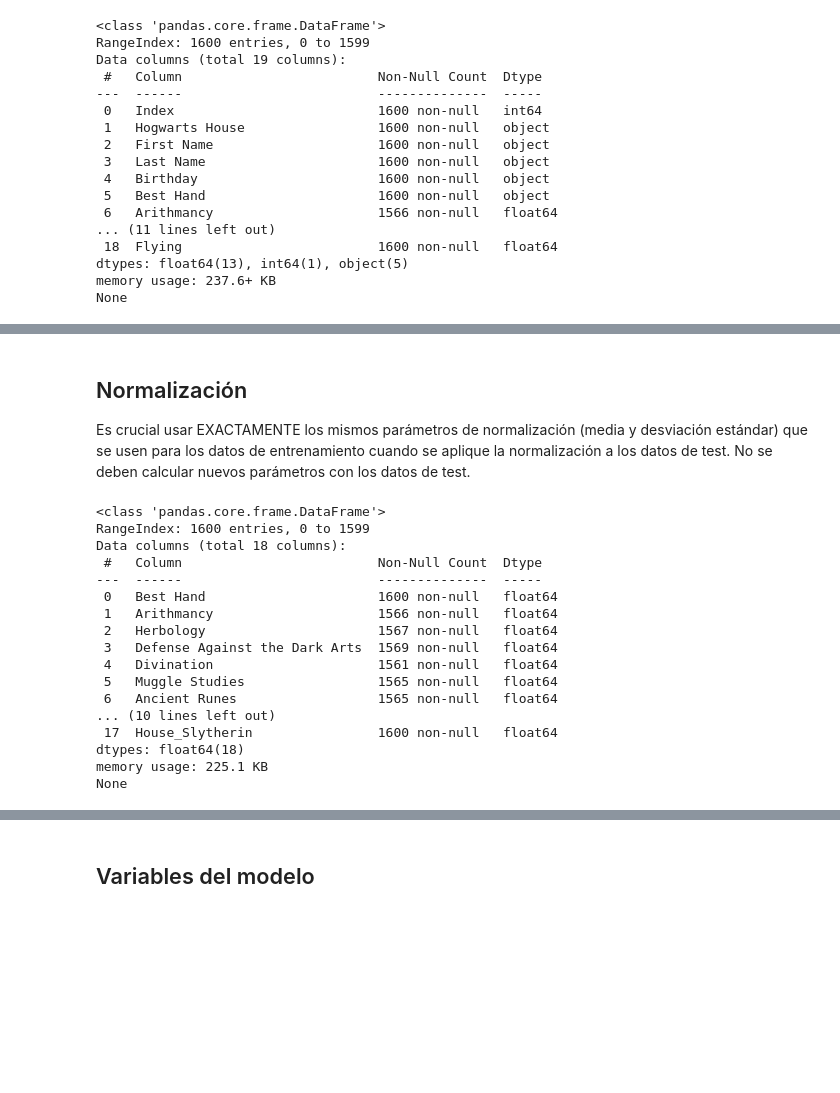
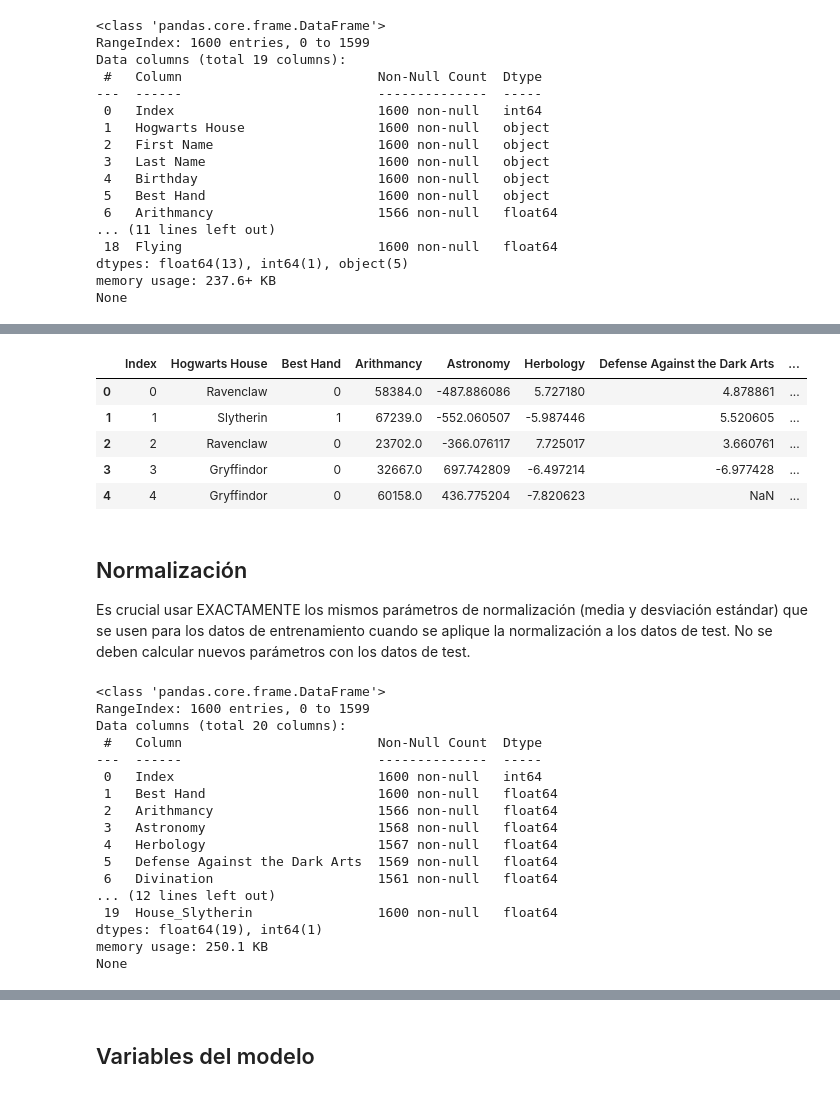
Before and after one commit to financieras/ai, a Jupyter notebook: logistic_regression/jupyter/prediccion.ipynb, the cells around one changed output, grey strips where cells are left out. Drawn from its saved outputs; the diff is of its cells as text; code cells hidden in the pictures; blank space fills up the shorter version.

```diff
--- a/logistic_regression/jupyter/prediccion.ipynb
+++ b/logistic_regression/jupyter/prediccion.ipynb
@@ -85,16 +90,16 @@ None
+# %%
+df.head()
+# %% [output]
+|  | Index | Hogwarts House | Best Hand | Arithmancy | Astronomy | Herbology | Defense Against the Dark Arts | ... |
+| 0 | 0 | Ravenclaw | 0 | 58384.0 | -487.886086 | 5.727180 | 4.878861 | ... |
+| 1 | 1 | Slytherin | 1 | 67239.0 | -552.060507 | -5.987446 | 5.520605 | ... |
+| 2 | 2 | Ravenclaw | 0 | 23702.0 | -366.076117 | 7.725017 | 3.660761 | ... |
+| 3 | 3 | Gryffindor | 0 | 32667.0 | 697.742809 | -6.497214 | -6.977428 | ... |
+| 4 | 4 | Gryffindor | 0 | 60158.0 | 436.775204 | -7.820623 | NaN | ... |
 # %% [markdown]
 ## Normalización
 Es crucial usar EXACTAMENTE los mismos parámetros de normalización (media y desviación estándar) que se usen para los datos de entrenamiento cuando se aplique la normalización a los datos de test. No se deben calcular nuevos parámetros con los datos de test.
 # %%
-# Calculate age based on the maximum date in Birthday column
-df['Birthday'] = pd.to_datetime(df['Birthday'])
-reference_date = df['Birthday'].max()
-df['Age'] = (reference_date - df['Birthday']).dt.days / 365.25
-
-# Remove unnecessary columns
-columns_to_drop = ['First Name', 'Last Name', 'Birthday']
-df = df.drop(columns=columns_to_drop)
-
 # Select numerical columns to normalize (including Age which is already float64)
 columns_to_normalize = df.select_dtypes(include=['float64']).columns.tolist()
 
@@ -140,18 +145,18 @@ print(df.info())
 # %% [output]
 <class 'pandas.core.frame.DataFrame'>
 RangeIndex: 1600 entries, 0 to 1599
-Data columns (total 18 columns):
+Data columns (total 20 columns):
  #   Column                         Non-Null Count  Dtype
 ---  ------                         --------------  -----
- 0   Best Hand                      1600 non-null   float64
- 1   Arithmancy                     1566 non-null   float64
- 2   Herbology                      1567 non-null   float64
- 3   Defense Against the Dark Arts  1569 non-null   float64
- 4   Divination                     1561 non-null   float64
- 5   Muggle Studies                 1565 non-null   float64
- 6   Ancient Runes                  1565 non-null   float64
-... (10 lines left out)
- 17  House_Slytherin                1600 non-null   float64
-dtypes: float64(18)
-memory usage: 225.1 KB
+ 0   Index                          1600 non-null   int64
+ 1   Best Hand                      1600 non-null   float64
+ 2   Arithmancy                     1566 non-null   float64
+ 3   Astronomy                      1568 non-null   float64
+ 4   Herbology                      1567 non-null   float64
+ 5   Defense Against the Dark Arts  1569 non-null   float64
+ 6   Divination                     1561 non-null   float64
+... (12 lines left out)
+ 19  House_Slytherin                1600 non-null   float64
+dtypes: float64(19), int64(1)
+memory usage: 250.1 KB
 None
```
Also changed, not shown: parts of 11 cells of this notebook.
